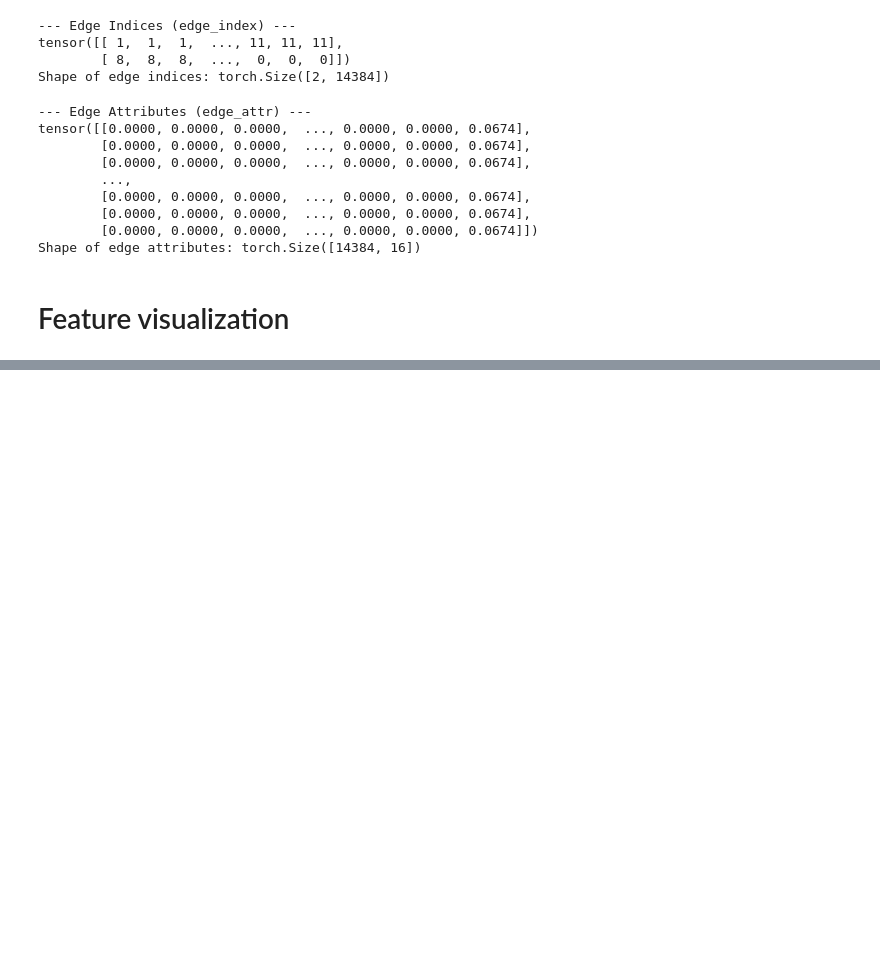
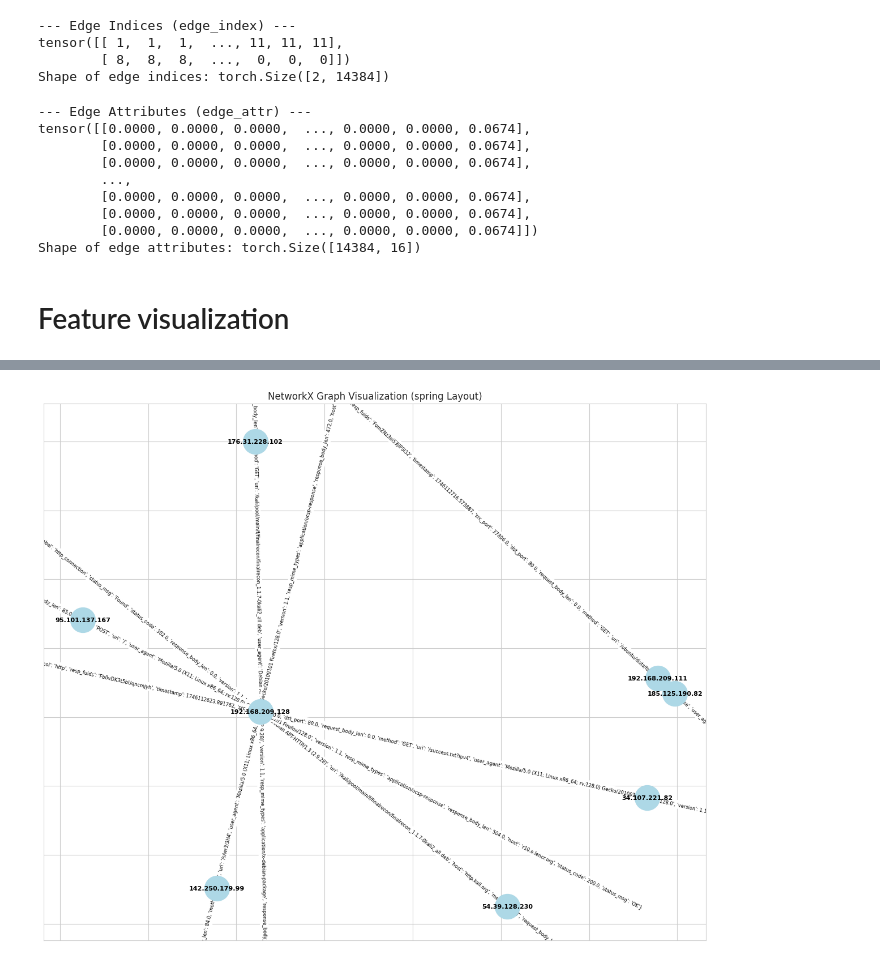
Before and after one commit to khoinhtvn/encryptedsummer, a Jupyter notebook: graph_consumer/import_graph.ipynb, the cells around one changed output, grey strips where cells are left out. Saved outputs shown, nothing was run; the diff lists cells and outputs as text; code cells hidden in the pictures; blank space fills up the shorter version.

```diff
--- a/graph_consumer/import_graph.ipynb
+++ b/graph_consumer/import_graph.ipynb
@@ -733,0 +855,4 @@ Analisi aggiuntiva:
+# %%
+visualize_nx_graph(initial_graph)
+# %% [output]
+[figure, added]
```
Also changed, not shown: parts of 15 cells of this notebook, 4 other files.
